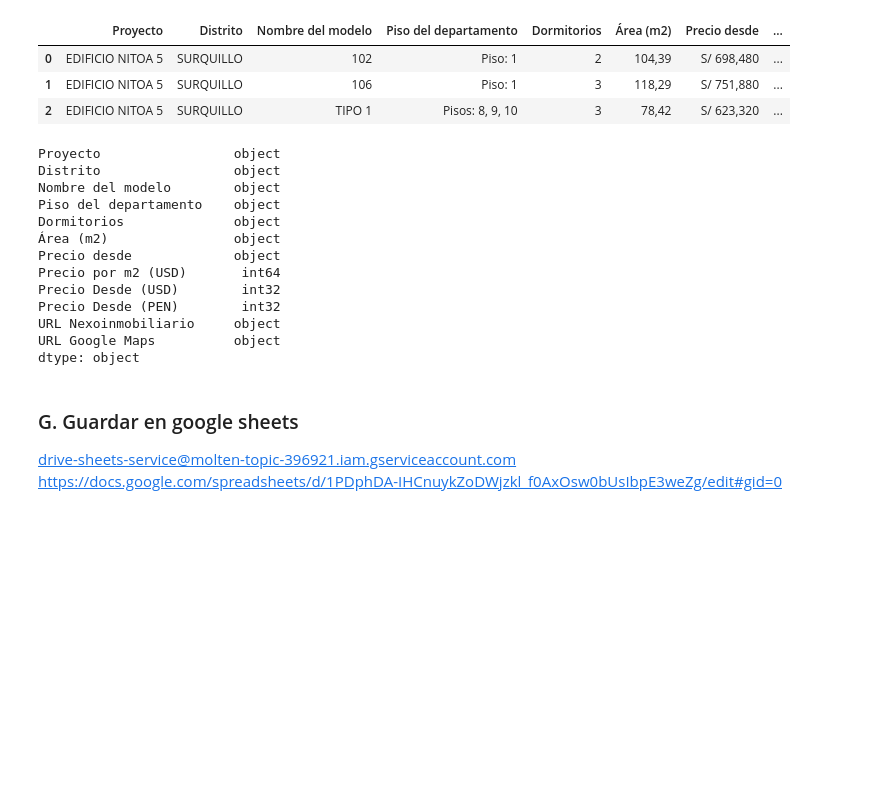
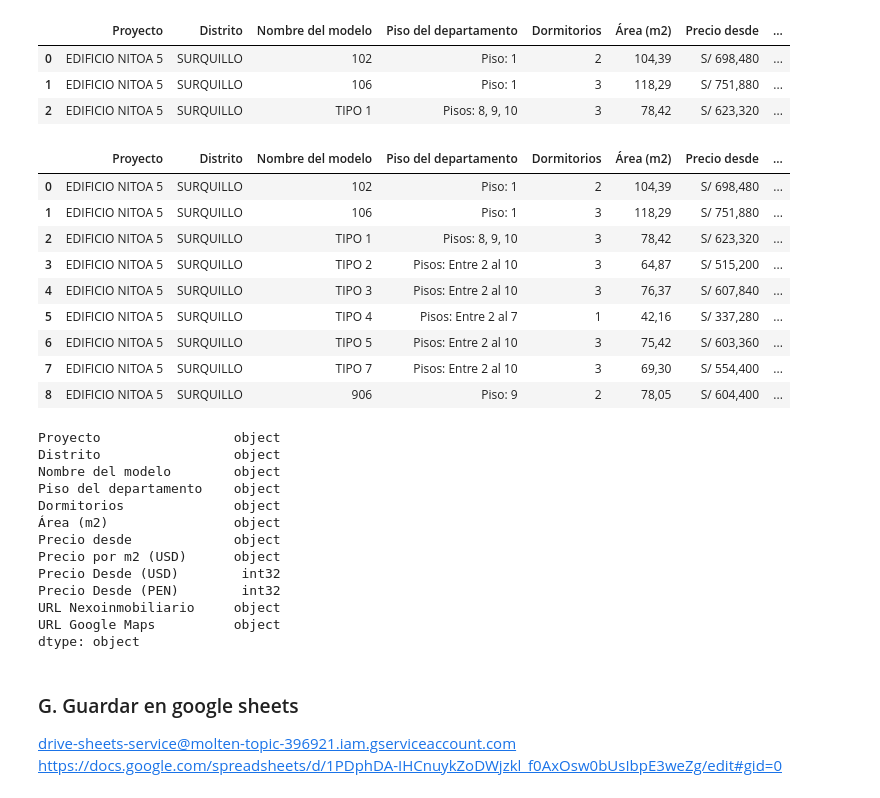
Before and after one commit to NahumFGz/NexoInmobiliarioScrapper, a Jupyter notebook: v2 - Scrapp.ipynb, the cells around one changed output. Drawn from its saved outputs; the diff is of its cells as text; code cells hidden in the pictures; blank space fills up the shorter version.

```diff
--- a/v2 - Scrapp.ipynb
+++ b/v2 - Scrapp.ipynb
@@ -550,8 +550,11 @@ df_modelos_format['Precio Desde (PEN)'] = df_modelos_format.apply(lambda row: ge
 df_modelos_format['Precio Desde (USD)'] = df_modelos_format['Precio Desde (USD)'].astype(int)
 df_modelos_format['Precio Desde (PEN)'] = df_modelos_format['Precio Desde (PEN)'].astype(int)
 
-# 8. Calcular el precio por m2
-df_modelos_format['Precio por m2 (USD)'] = df_modelos_format.apply(lambda row: int(float(row['Precio Desde (USD)'] )/ float(row['Área'])), axis=1)
+# 8. Calcular el precio por m2, el numero resultante debe tener los decimales separados por ,
+
+df_modelos_format['Precio por m2 (USD)'] = df_modelos_format.apply(lambda row: round(float(row['Precio Desde (USD)'] )/ float(row['Área']),2), axis=1)
+df_modelos_format['Precio por m2 (USD)'] = df_modelos_format['Precio por m2 (USD)'].astype(str)
+df_modelos_format['Precio por m2 (USD)'] = df_modelos_format['Precio por m2 (USD)'].str.replace('.',',')
 
 # 6. Reemplazar '.' por ',' en la columna 'Área'
 df_modelos_format['Área'] = df_modelos_format['Área'].str.replace('.',',')
@@ -573,6 +576,20 @@ df_modelos_format.head(3)
 | 0 | EDIFICIO NITOA 5 | SURQUILLO | 102 | Piso: 1 | 2 | 104,39 | S/ 698,480 | ... |
 | 1 | EDIFICIO NITOA 5 | SURQUILLO | 106 | Piso: 1 | 3 | 118,29 | S/ 751,880 | ... |
 | 2 | EDIFICIO NITOA 5 | SURQUILLO | TIPO 1 | Pisos: 8, 9, 10 | 3 | 78,42 | S/ 623,320 | ... |
+# %%
+# filtrar el proyecto EDIFICIO NITOA 5
+df_modelos_format[df_modelos_format['Proyecto'] == 'EDIFICIO NITOA 5']
+# %% [output]
+|  | Proyecto | Distrito | Nombre del modelo | Piso del departamento | Dormitorios | Área (m2) | Precio desde | ... |
+| 0 | EDIFICIO NITOA 5 | SURQUILLO | 102 | Piso: 1 | 2 | 104,39 | S/ 698,480 | ... |
+| 1 | EDIFICIO NITOA 5 | SURQUILLO | 106 | Piso: 1 | 3 | 118,29 | S/ 751,880 | ... |
+| 2 | EDIFICIO NITOA 5 | SURQUILLO | TIPO 1 | Pisos: 8, 9, 10 | 3 | 78,42 | S/ 623,320 | ... |
+| 3 | EDIFICIO NITOA 5 | SURQUILLO | TIPO 2 | Pisos: Entre 2 al 10 | 3 | 64,87 | S/ 515,200 | ... |
+| 4 | EDIFICIO NITOA 5 | SURQUILLO | TIPO 3 | Pisos: Entre 2 al 10 | 3 | 76,37 | S/ 607,840 | ... |
+| 5 | EDIFICIO NITOA 5 | SURQUILLO | TIPO 4 | Pisos: Entre 2 al 7 | 1 | 42,16 | S/ 337,280 | ... |
+| 6 | EDIFICIO NITOA 5 | SURQUILLO | TIPO 5 | Pisos: Entre 2 al 10 | 3 | 75,42 | S/ 603,360 | ... |
+| 7 | EDIFICIO NITOA 5 | SURQUILLO | TIPO 7 | Pisos: Entre 2 al 10 | 3 | 69,30 | S/ 554,400 | ... |
+| 8 | EDIFICIO NITOA 5 | SURQUILLO | 906 | Piso: 9 | 2 | 78,05 | S/ 604,400 | ... |
 # %%
 df_modelos_format.dtypes
 # %% [output]
@@ -583,7 +600,7 @@ Piso del departamento    object
 Dormitorios              object
 Área (m2)                object
 Precio desde             object
-Precio por m2 (USD)       int64
+Precio por m2 (USD)      object
 Precio Desde (USD)        int32
 Precio Desde (PEN)        int32
 URL Nexoinmobiliario     object
```
